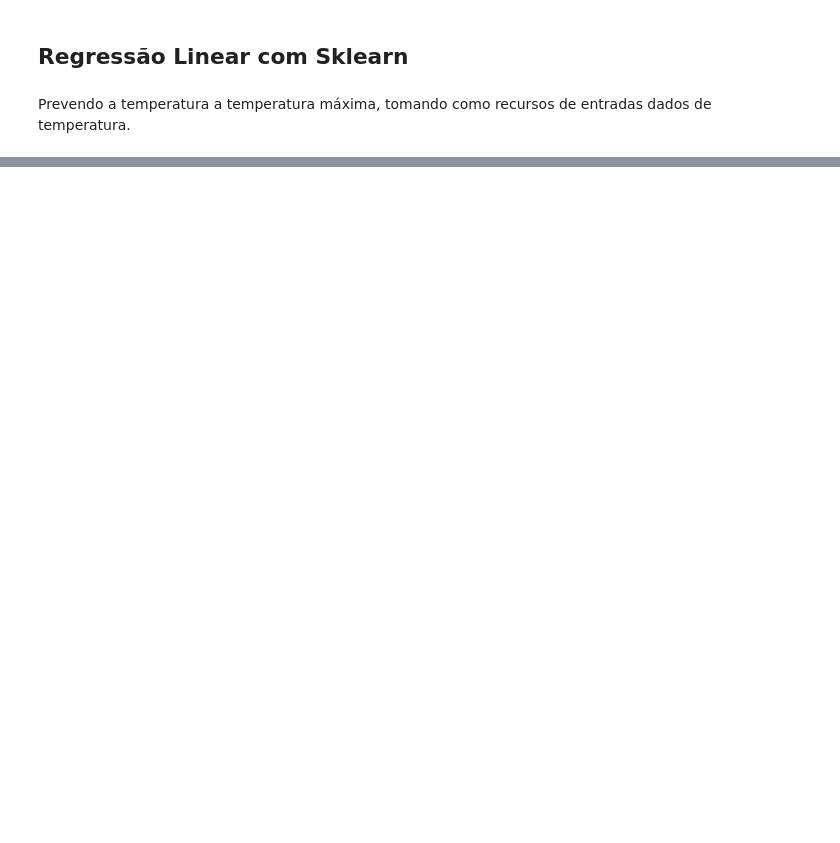
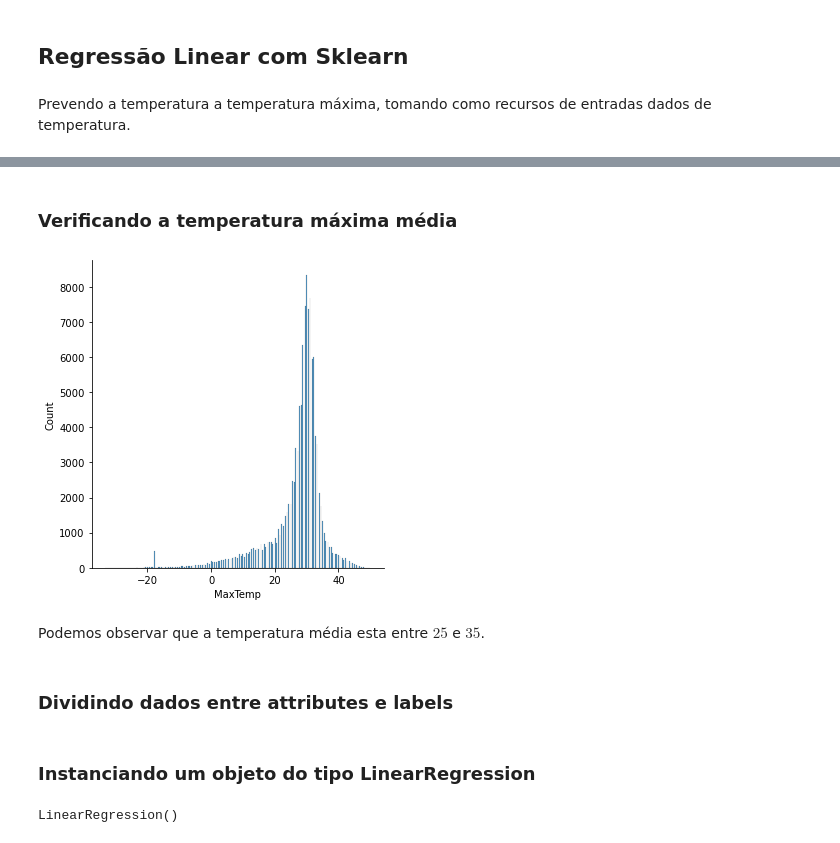
Before and after one commit to marcos-marques/linear_regression, a Jupyter notebook: linear_regression_weathear.ipynb, the cells around one changed output, grey strips where cells are left out. Cells and saved outputs as stored; diff of their text form; code cells hidden in the pictures; blank space fills up the shorter version.

Commit message:
Realizada a divisão dos dados e o treinamento do modelo de uma regressão linear simples

```diff
--- a/linear_regression_weathear.ipynb
+++ b/linear_regression_weathear.ipynb
@@ -37,0 +51,10 @@ df.describe()
+# %% [markdown]
+### Verificando a temperatura máxima média
+# %%
+sns.displot(df['MaxTemp']);
+# %% [output]
+[figure, added]
+# %% [markdown]
+Podemos observar que a temperatura média esta entre $25$ e $35$.
+# %% [markdown]
+### Dividindo dados entre attributes e labels
@@ -37,0 +66,7 @@ df.describe()
+# %% [markdown]
+### Instanciando um objeto do tipo LinearRegression
+# %%
+regressor = LinearRegression()
+regressor.fit(X_train, y_train)
+# %% [output]
+LinearRegression()
```
Also changed, not shown: parts of 14 cells of this notebook, 1 other file.
